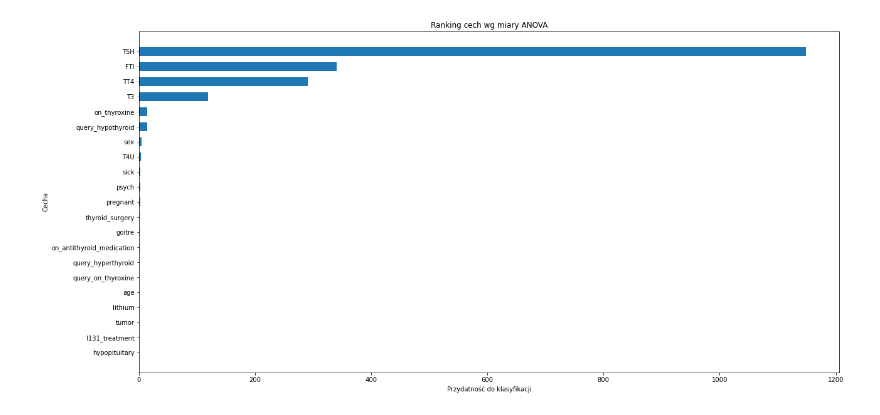
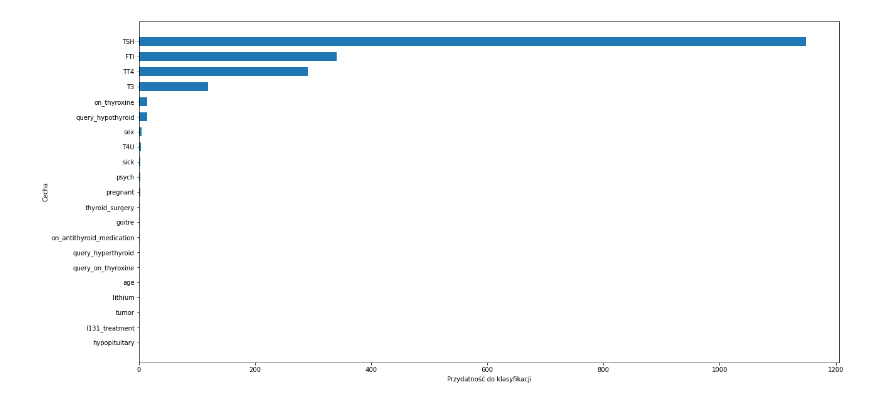
Before and after one commit to wojciechsadlik/Thyroid-Diseases-Diagnosis-Using-Decision-Trees, a Jupyter notebook: Project.ipynb, the cells around one changed output. Drawn from its saved outputs; the diff is of its cells as text; code cells hidden in the pictures.

Commit message:
feature count fix, plot

```diff
--- a/Project.ipynb
+++ b/Project.ipynb
@@ -82,16 +82,15 @@ hypopituitary: 0.04
 # %%
 plt.figure(figsize=(20,10))
 
 y_pos = numpy.arange(len(attributes))
 plt.barh(y_pos, [ score[1] for score in attribute_score ], height=0.6)
 plt.yticks(y_pos, [ score[0] for score in attribute_score ])
 plt.gca().invert_yaxis()
-plt.title('Ranking cech wg miary ANOVA')
 plt.xlabel('Przydatność do klasyfikacji')
 plt.ylabel('Cecha')
 plt.show()
 # %% [output]
-[figure, old version]
+[figure, new version]
 # %%
 import random
 from sklearn import tree
```
Also changed, not shown: parts of 4 cells of this notebook.
